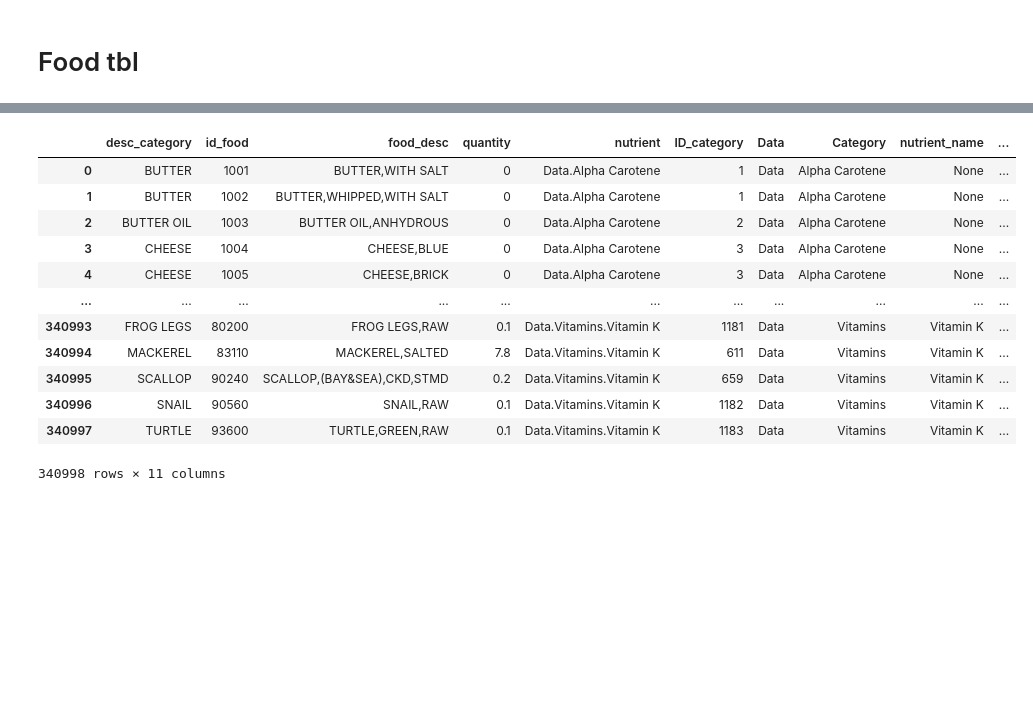
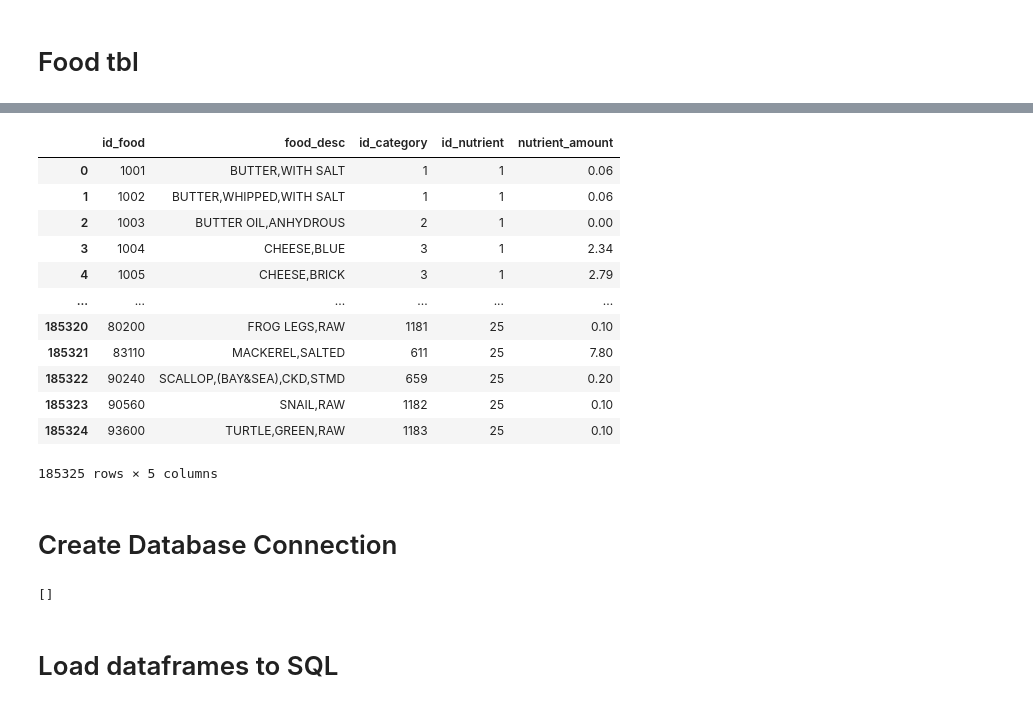
Before and after one commit to CristyCarmona/Project_FoodAnalysis, a Jupyter notebook: ETL.ipynb, the cells around one changed output, grey strips where cells are left out. Drawn from its saved outputs; the diff is of its cells as text; code cells hidden in the pictures; blank space fills up the shorter version.

```diff
--- a/ETL.ipynb
+++ b/ETL.ipynb
@@ -146,3 +120,0 @@ food_category=food_category.rename(columns={"Category":"desc_category"})
-# %%
-food_category.insert(0,'ID_category',range(1,1+len(food_category)))
-food_category
@@ -163,9 +121,7 @@ food_category
 # %% [markdown]
 # Food tbl
 # %%
-#food= data[["Category","Nutrient Data Bank Number","Description"]].copy()
-
-#column=data["Data.Alpha Carotene"].copy()
-#food["quantity"]=column
-#food["nutrient"]= "Data.Alpha Carotene"
-#food
+food= food_analysis_df[["Category","Nutrient Data Bank Number","Description"]].copy()
+column=food_analysis_df["Data.Carbohydrate"].copy()
+food["nutrient_amount"]=column
+food["nutrient"]= "Data.Carbohydrate"
@@ -186,14 +128,14 @@ food_category
 # %%
-iterate=data.columns[3:]
+iterate=food_analysis_df.columns[3:]
 
 food_tbl=pd.DataFrame()
 
 for column_name in iterate:
-    food= data[["Category","Nutrient Data Bank Number","Description"]].copy()
-    column=data[column_name].copy()
-    food["quantity"]=column
+    food= food_analysis_df[["Category","Nutrient Data Bank Number","Description"]].copy()
+    column=food_analysis_df[column_name].copy()
+    food["nutrient_amount"]=column
     food["nutrient"]= column_name
-    food_tbl=food_final.append(food, ignore_index=True)
+    food_tbl=food_tbl.append(food, ignore_index=True)
 
 food_tbl
 # %% [output]
@@ -266,17 +174,24 @@ food_tbl
+# %%
+for index, row_value in enumerate(food_tbl['nutrient_name'].isnull()):
+    if row_value:
+         food_tbl.at[index, "nutrient_name"] = food_tbl.at[index, "Category"]
 # %%
+food_tbl=food_tbl.merge(essential_nutrients, on="nutrient_name",how='left')
 food_tbl=food_tbl.rename(columns={"Nutrient Data Bank Number":"id_food","Description":"food_desc"})
+food_tbl = food_tbl.drop(['desc_category','nutrient','Data','Category','nutrient_name','id_essengroup'], axis=1)
+food_tbl = food_tbl.reindex(columns=['id_food','food_desc','id_category','id_nutrient','nutrient_amount'])
 food_tbl
 # %% [output]
-|  | desc_category | id_food | food_desc | quantity | nutrient | ID_category | Data | Category | nutrient_name | ... |
-| 0 | BUTTER | 1001 | BUTTER,WITH SALT | 0 | Data.Alpha Carotene | 1 | Data | Alpha Carotene | None | ... |
-| 1 | BUTTER | 1002 | BUTTER,WHIPPED,WITH SALT | 0 | Data.Alpha Carotene | 1 | Data | Alpha Carotene | None | ... |
-| 2 | BUTTER OIL | 1003 | BUTTER OIL,ANHYDROUS | 0 | Data.Alpha Carotene | 2 | Data | Alpha Carotene | None | ... |
-| 3 | CHEESE | 1004 | CHEESE,BLUE | 0 | Data.Alpha Carotene | 3 | Data | Alpha Carotene | None | ... |
-| 4 | CHEESE | 1005 | CHEESE,BRICK | 0 | Data.Alpha Carotene | 3 | Data | Alpha Carotene | None | ... |
-| ... | ... | ... | ... | ... | ... | ... | ... | ... | ... | ... |
-| 340993 | FROG LEGS | 80200 | FROG LEGS,RAW | 0.1 | Data.Vitamins.Vitamin K | 1181 | Data | Vitamins | Vitamin K | ... |
-| 340994 | MACKEREL | 83110 | MACKEREL,SALTED | 7.8 | Data.Vitamins.Vitamin K | 611 | Data | Vitamins | Vitamin K | ... |
-| 340995 | SCALLOP | 90240 | SCALLOP,(BAY&SEA),CKD,STMD | 0.2 | Data.Vitamins.Vitamin K | 659 | Data | Vitamins | Vitamin K | ... |
-| 340996 | SNAIL | 90560 | SNAIL,RAW | 0.1 | Data.Vitamins.Vitamin K | 1182 | Data | Vitamins | Vitamin K | ... |
-| 340997 | TURTLE | 93600 | TURTLE,GREEN,RAW | 0.1 | Data.Vitamins.Vitamin K | 1183 | Data | Vitamins | Vitamin K | ... |
+|  | id_food | food_desc | id_category | id_nutrient | nutrient_amount |
+| 0 | 1001 | BUTTER,WITH SALT | 1 | 1 | 0.06 |
+| 1 | 1002 | BUTTER,WHIPPED,WITH SALT | 1 | 1 | 0.06 |
+| 2 | 1003 | BUTTER OIL,ANHYDROUS | 2 | 1 | 0.00 |
+| 3 | 1004 | CHEESE,BLUE | 3 | 1 | 2.34 |
+| 4 | 1005 | CHEESE,BRICK | 3 | 1 | 2.79 |
+| ... | ... | ... | ... | ... | ... |
+| 185320 | 80200 | FROG LEGS,RAW | 1181 | 25 | 0.10 |
+| 185321 | 83110 | MACKEREL,SALTED | 611 | 25 | 7.80 |
+| 185322 | 90240 | SCALLOP,(BAY&SEA),CKD,STMD | 659 | 25 | 0.20 |
+| 185323 | 90560 | SNAIL,RAW | 1182 | 25 | 0.10 |
+| 185324 | 93600 | TURTLE,GREEN,RAW | 1183 | 25 | 0.10 |
-340998 rows × 11 columns
+185325 rows × 5 columns
@@ -285 +198,3 @@ food_tbl = food_tbl.drop(['desc_category','C'], axis=1)
+# %% [markdown]
+# Create Database Connection
 # %%
@@ -287,2 +202,8 @@ rds_connection_string = "postgres:<pass>@localhost:5432/ELT_Happiness"
 engine = create_engine(f'postgresql://{rds_connection_string}')
+# %%
+engine.table_names()
+# %% [output]
+[]
+# %% [markdown]
+# Load dataframes to SQL
 # %%
```
Also changed, not shown: parts of 26 cells of this notebook.
